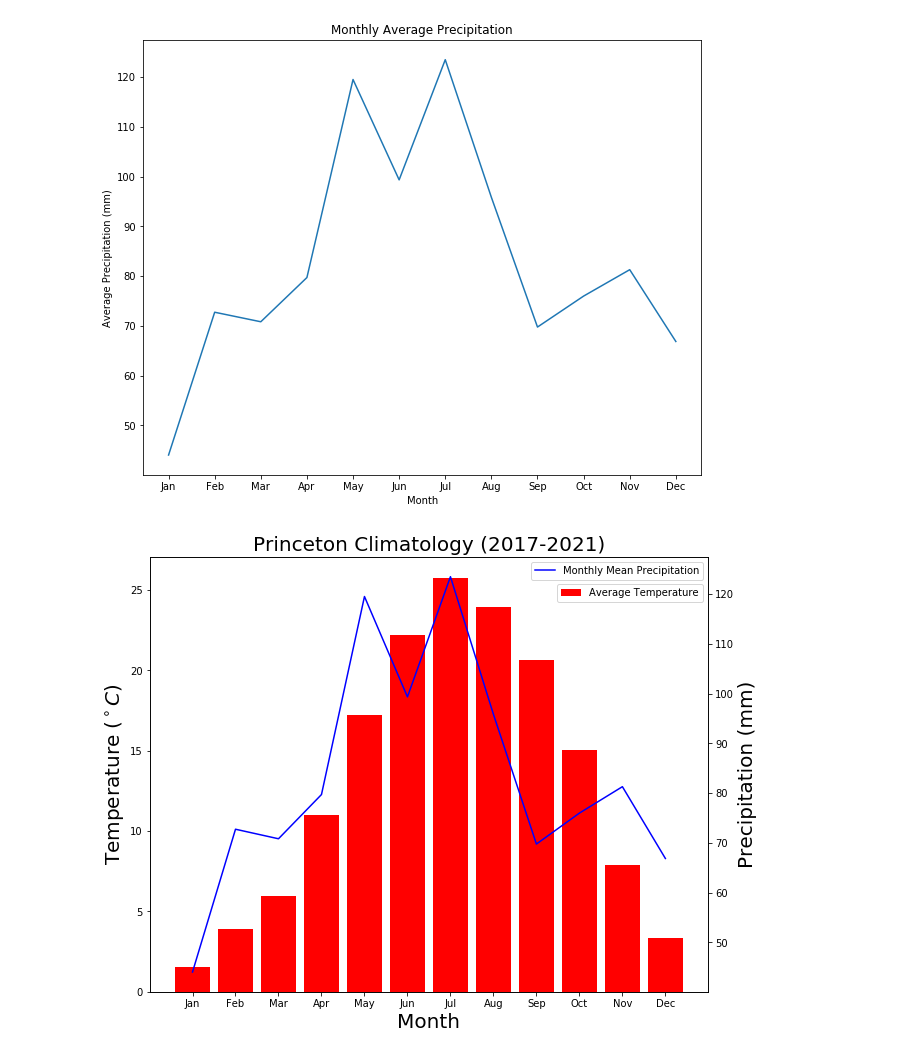
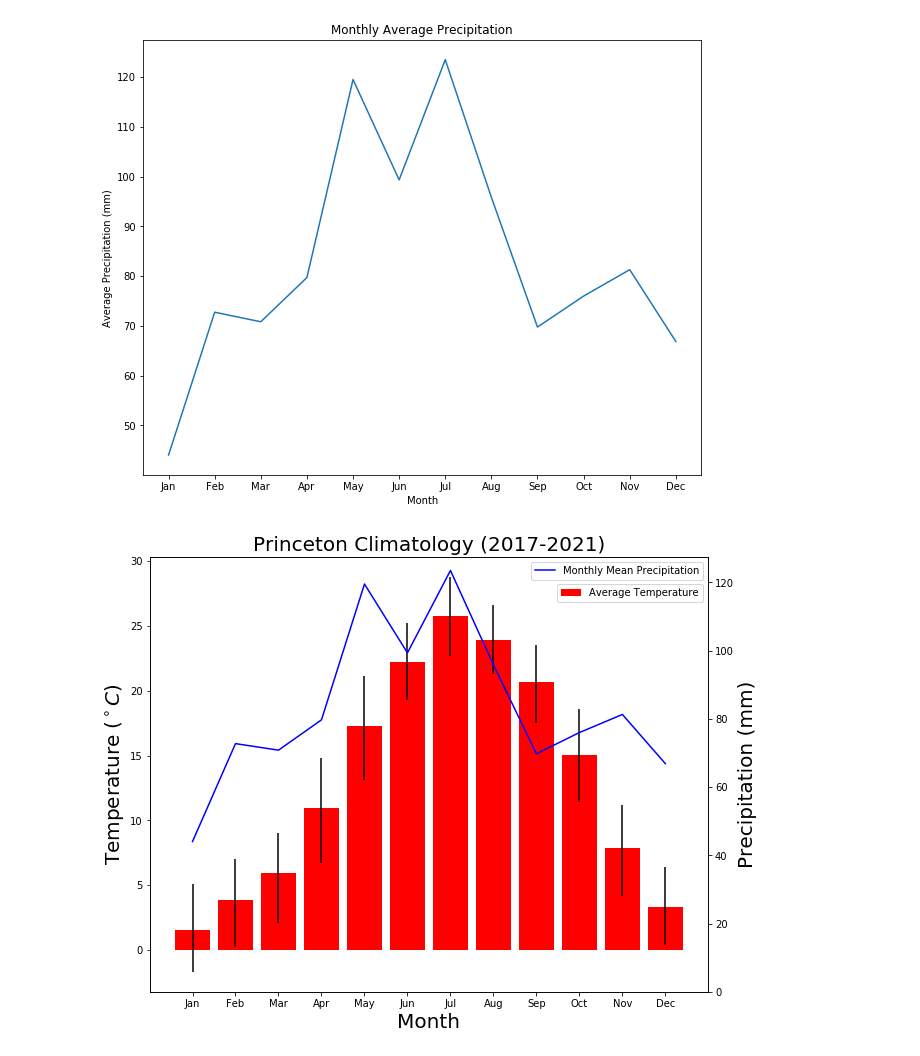
Before and after one commit to zhangt3-e/senior_thesis, a Jupyter notebook: Code/Untitled.ipynb, the cells around one changed output. Cells and saved outputs as stored; diff of their text form; code cells hidden in the pictures.

```diff
--- a/Code/Untitled.ipynb
+++ b/Code/Untitled.ipynb
@@ -202,15 +202,16 @@ Text(0.5, 1.0, 'Monthly Average Precipitation')
 # %%
 fig, ax1 = plt.subplots(figsize = (10, 8))
 ax1.set_xlabel('Month', size = 20)
 ax1.set_ylabel('Temperature ($^\circ C$)', size = 20)
-ax1.bar(months, Average_temperature, color = 'r')
-ax1.legend(['Average Temperature'], bbox_to_anchor=(0.5, 0.45, 0.5, 0.5))
+ax1.bar(months, Average_temperature, yerr = bound25to75 , color = 'r')
+ax1.legend(['Average Temperature', '25 to 75 interpercentile'], bbox_to_anchor=(0.5, 0.45, 0.5, 0.5))
 ax2 = ax1.twinx()
 ax2.set_ylabel('Precipitation (mm)', size = 20)
 ax2.set_title('Princeton Climatology (2017-2021)', size = 20)
 ax2.plot(months, Average_precipitation, color = 'b')
+ax2.set_ylim(ymin = 0)
 
 ax2.legend(['Monthly Mean Precipitation'], bbox_to_anchor=(0.5, 0.5, 0.5, 0.5))
 plt.show()
 # %% [output]
-[figure, old version]
+[figure, new version]
```
Also changed, not shown: parts of 12 cells of this notebook, 4 other files.
